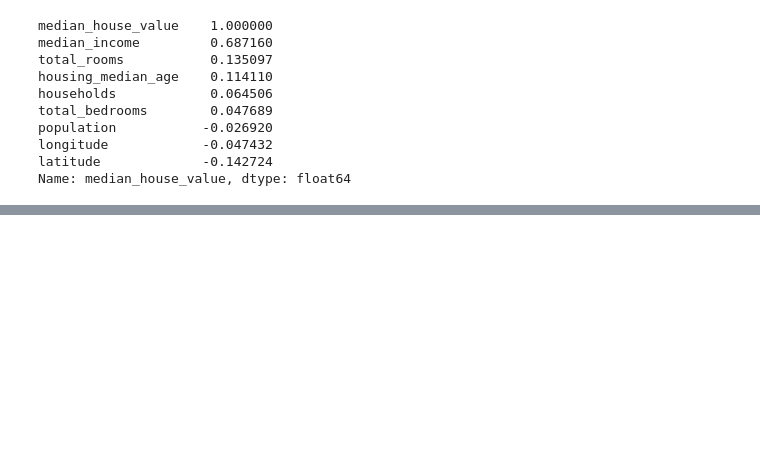
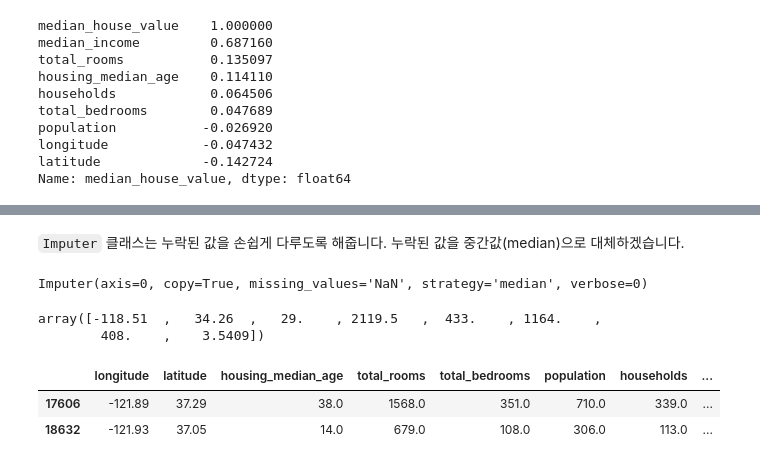
Before and after one commit to jeonghunyoon/machine-learning-lecture-notes-old, a Jupyter notebook: 01. 머신러닝 맛보기.ipynb, the cells around one changed output, grey strips where cells are left out. Cells and saved outputs as stored; diff of their text form; code cells hidden in the pictures; blank space fills up the shorter version.

```diff
--- a/01. 머신러닝 맛보기.ipynb
+++ b/01. 머신러닝 맛보기.ipynb
@@ -139,0 +204,3 @@ Name: median_house_value, dtype: float64
+# %%
+train_x = strat_train_set.drop('median_house_value', axis=1)
+train_y = strat_train_set['median_house_value'].copy()
@@ -139,0 +226,25 @@ Name: median_house_value, dtype: float64
+# %% [markdown]
+`Imputer` 클래스는 누락된 값을 손쉽게 다루도록 해줍니다. 누락된 값을 중간값(median)으로 대체하겠습니다.
+# %%
+from sklearn.preprocessing import Imputer
+imputer = Imputer(strategy='median')
+# %%
+# Numeric data를 가지고 와서 imputer에 fitting 합니다.
+num_train = train_x._get_numeric_data()
+imputer.fit(num_train)
+# %% [output]
+Imputer(axis=0, copy=True, missing_values='NaN', strategy='median', verbose=0)
+# %%
+imputer.statistics_
+# %% [output]
+array([-118.51  ,   34.26  ,   29.    , 2119.5   ,  433.    , 1164.    ,
+        408.    ,    3.5409])
+# %%
+train_x_tr = imputer.transform(num_train)
+train_x_tr = pd.DataFrame(train_x_tr, columns=num_train.columns, index=train_x.index.values)
+# %%
+train_x_tr.head(2)
+# %% [output]
+|  | longitude | latitude | housing_median_age | total_rooms | total_bedrooms | population | households | ... |
+| 17606 | -121.89 | 37.29 | 38.0 | 1568.0 | 351.0 | 710.0 | 339.0 | ... |
+| 18632 | -121.93 | 37.05 | 14.0 | 679.0 | 108.0 | 306.0 | 113.0 | ... |
```
Also changed, not shown: parts of 27 cells of this notebook.
